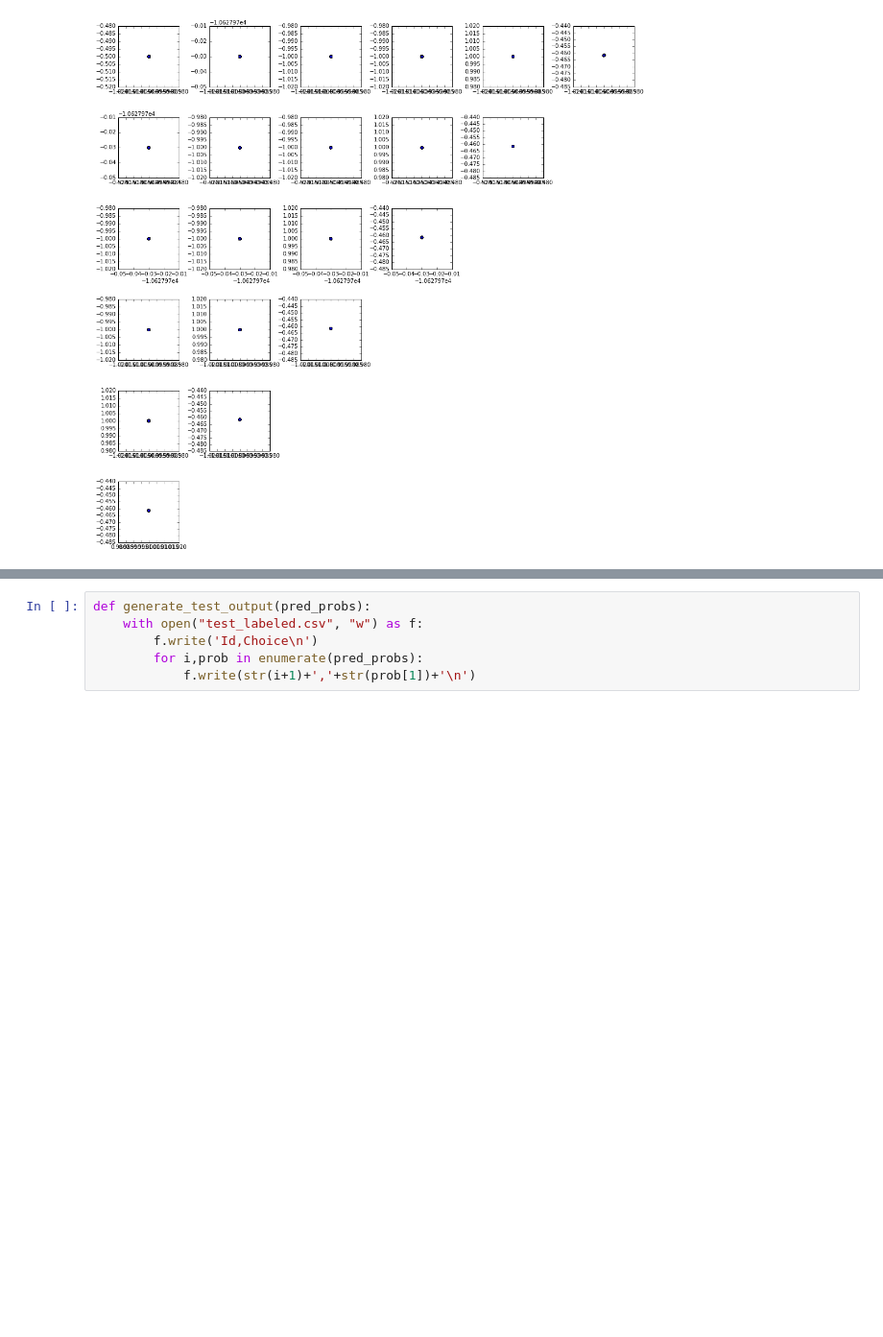
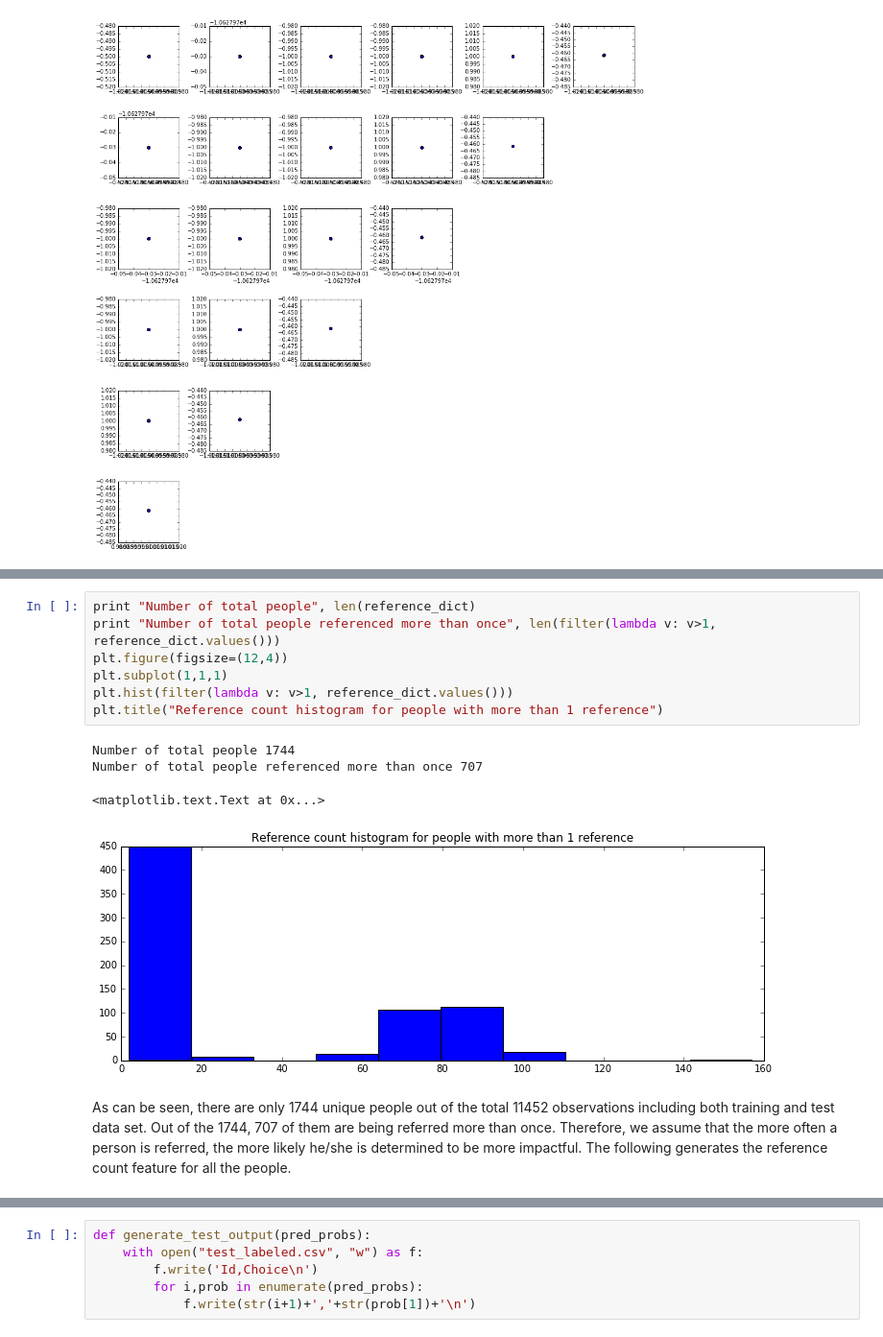
Before and after one commit to nickhamlin/mids_207_final_project, a Jupyter notebook: 207 Final Project - Byun, Chio, Danish, Hamlin, Pazo.ipynb, the cells around one changed output, grey strips where cells are left out. Shown at 96% size. Cells and saved outputs as stored; diff of their text form; blank space fills up the shorter version.

```diff
--- a/207 Final Project - Byun, Chio, Danish, Hamlin, Pazo.ipynb
+++ b/207 Final Project - Byun, Chio, Danish, Hamlin, Pazo.ipynb
@@ -511,0 +414,14 @@ Using cross validation, Random Forest with 100 to 300 estimators gives the best
+# %%
+print "Number of total people", len(reference_dict)
+print "Number of total people referenced more than once", len(filter(lambda v: v>1, reference_dict.values()))
+plt.figure(figsize=(12,4))
+plt.subplot(1,1,1)
+plt.hist(filter(lambda v: v>1, reference_dict.values()))
+plt.title("Reference count histogram for people with more than 1 reference")
+# %% [output]
+Number of total people 1744
+Number of total people referenced more than once 707
+<matplotlib.text.Text at 0x...>
+[figure, added]
+# %% [markdown]
+As can be seen, there are only 1744 unique people out of the total 11452 observations including both training and test data set. Out of the 1744, 707 of them are being referred more than once. Therefore, we assume that the more often a person is referred, the more likely he/she is determined to be more impactful. The following generates the reference count feature for all the people.
```
Also changed, not shown: parts of 67 cells of this notebook.
